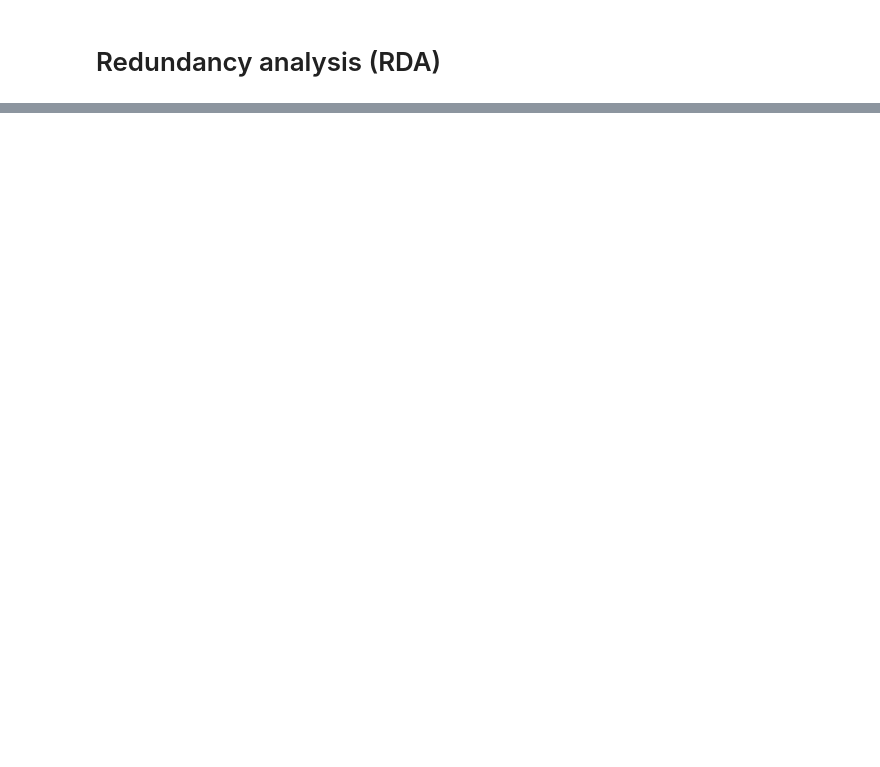
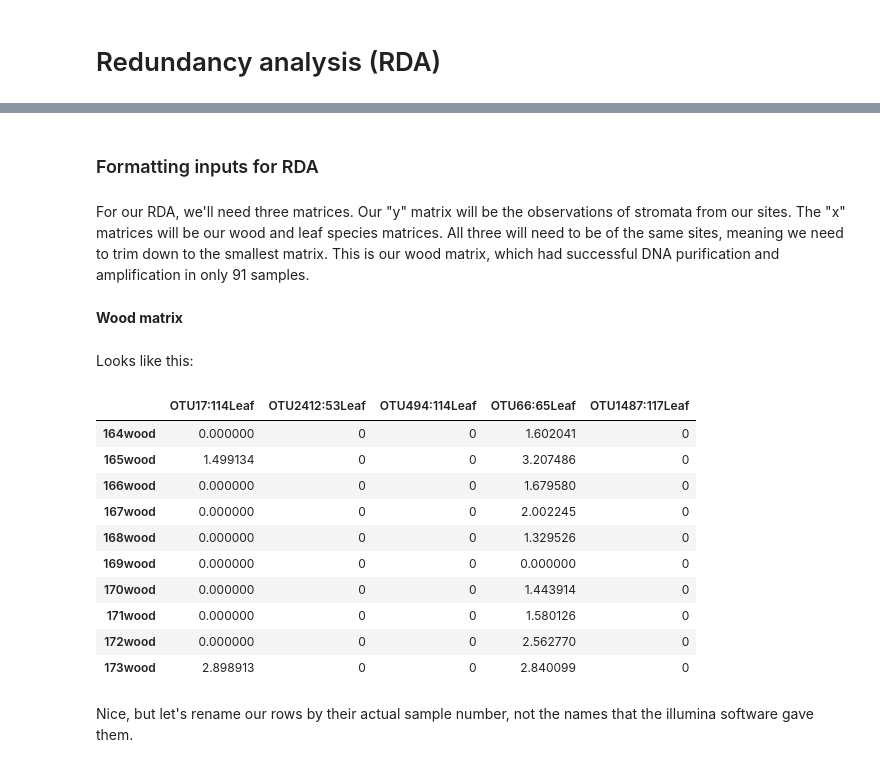
Before and after one commit to danchurch/taiwan_combined, a Jupyter notebook: XylariaLeafWoodStats.ipynb, the cells around one changed output, grey strips where cells are left out. Saved outputs shown, nothing was run; the diff lists cells and outputs as text; code cells hidden in the pictures; blank space fills up the shorter version.

```diff
--- a/XylariaLeafWoodStats.ipynb
+++ b/XylariaLeafWoodStats.ipynb
@@ -319,0 +321,27 @@ Huh, it looks like the wood retained more reads than the leaves. I'm a bit confu
+# %% [markdown]
+### Formatting inputs for RDA
+# %% [markdown]
+For our RDA, we'll need three matrices. Our "y" matrix will be the observations of stromata from our sites. The "x" matrices will be our wood and leaf species matrices. All three will need to be of the same sites, meaning we need to trim down to the smallest matrix. This is our wood matrix, which had successful DNA purification and amplification in only 91 samples.
+# %% [markdown]
+**Wood matrix**
+# %%
+wood95 <- subset_samples(deseq95, Library=='W')  ## wood only phyloseq object
+woodmat <- t(otu_table(wood95)@.Data) ## use otu table command to turn this into a matrix, transpose it
+# %% [markdown]
+Looks like this:
+# %%
+woodmat[1:10,1:5]
+# %% [output]
+|  | OTU17:114Leaf | OTU2412:53Leaf | OTU494:114Leaf | OTU66:65Leaf | OTU1487:117Leaf |
+| 164wood | 0.000000 | 0 | 0 | 1.602041 | 0 |
+| 165wood | 1.499134 | 0 | 0 | 3.207486 | 0 |
+| 166wood | 0.000000 | 0 | 0 | 1.679580 | 0 |
+| 167wood | 0.000000 | 0 | 0 | 2.002245 | 0 |
+| 168wood | 0.000000 | 0 | 0 | 1.329526 | 0 |
+| 169wood | 0.000000 | 0 | 0 | 0.000000 | 0 |
+| 170wood | 0.000000 | 0 | 0 | 1.443914 | 0 |
+| 171wood | 0.000000 | 0 | 0 | 1.580126 | 0 |
+| 172wood | 0.000000 | 0 | 0 | 2.562770 | 0 |
+| 173wood | 2.898913 | 0 | 0 | 2.840099 | 0 |
+# %% [markdown]
+Nice, but let's rename our rows by their actual sample number, not the names that the illumina software gave them.
```
Also changed, not shown: parts of 11 cells of this notebook.
